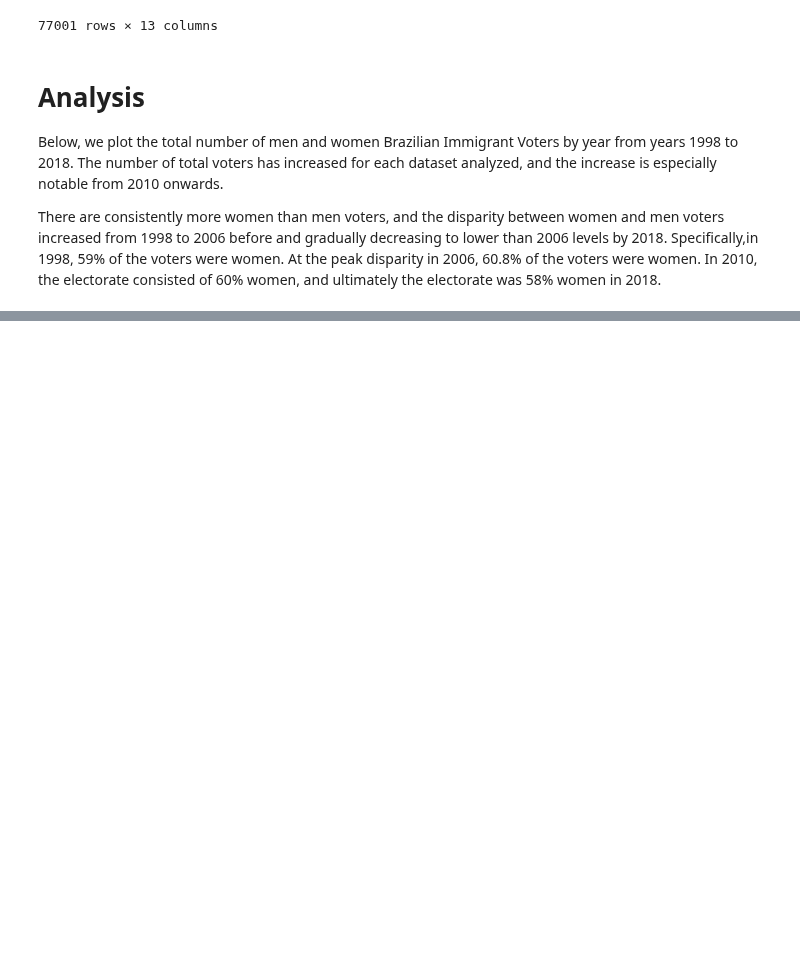
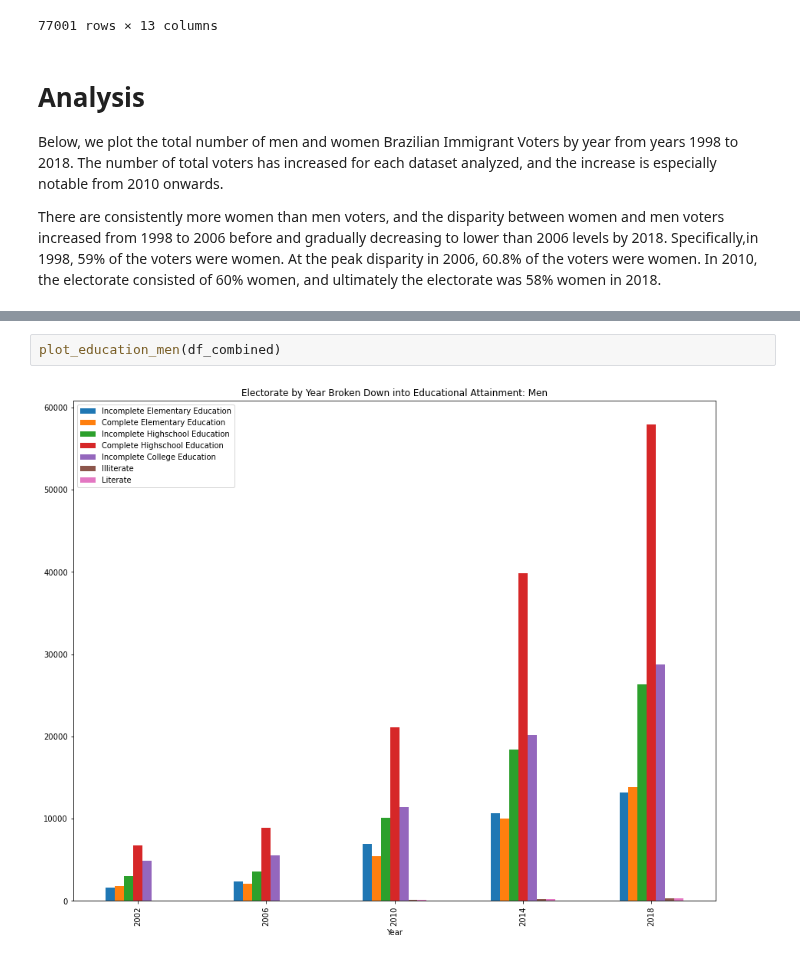
Before and after one commit to BU-Spark/ds-boston-bpda-br-election, a Jupyter notebook: TEAM1/src/electorate_gender.ipynb, the cells around one changed output, grey strips where cells are left out. Cells and saved outputs as stored; diff of their text form; blank space fills up the shorter version.

```diff
--- a/TEAM1/src/electorate_gender.ipynb
+++ b/TEAM1/src/electorate_gender.ipynb
@@ -179,0 +292,4 @@ plot_genders(df_combined)
+# %%
+plot_education_men(df_combined)
+# %% [output]
+[figure, added]
```
Also changed, not shown: parts of 8 cells of this notebook, 2 other files.
